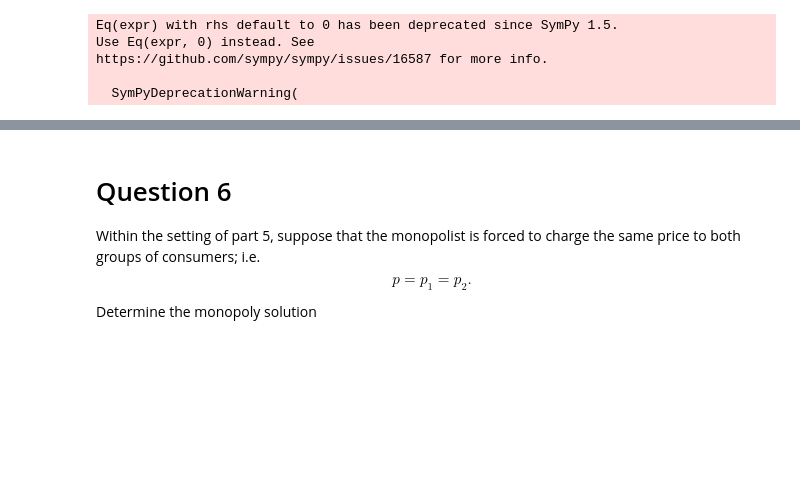
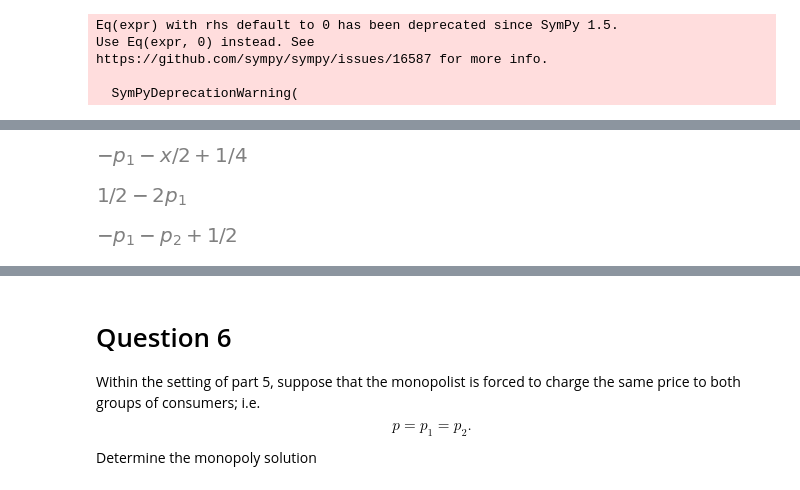
Before and after one commit to MECEN-TOURS/SI-2020-2021, a Jupyter notebook: exercice_introductif/Seance02-Fin.ipynb, the cells around one changed output, grey strips where cells are left out. Cells and saved outputs as stored; diff of their text form; code cells hidden in the pictures; blank space fills up the shorter version.

```diff
--- a/exercice_introductif/Seance02-Fin.ipynb
+++ b/exercice_introductif/Seance02-Fin.ipynb
@@ -538,0 +546,15 @@ https://github.com/sympy/sympy/issues/16587 for more info.
+# %%
+utilite1_bis = utilite1.subs(ne1, x)
+display(utilite1_bis)
+# %% [output]
+[figure, added]
+# %%
+nm1, = sp.solve(utilite1_bis, x)
+display(nm1)
+# %% [output]
+[figure, added]
+# %%
+nm2, = sp.solve(utilite2.subs(ne1, nm1), x)
+display(nm2)
+# %% [output]
+[figure, added]
```
Also changed, not shown: parts of 23 cells of this notebook.
